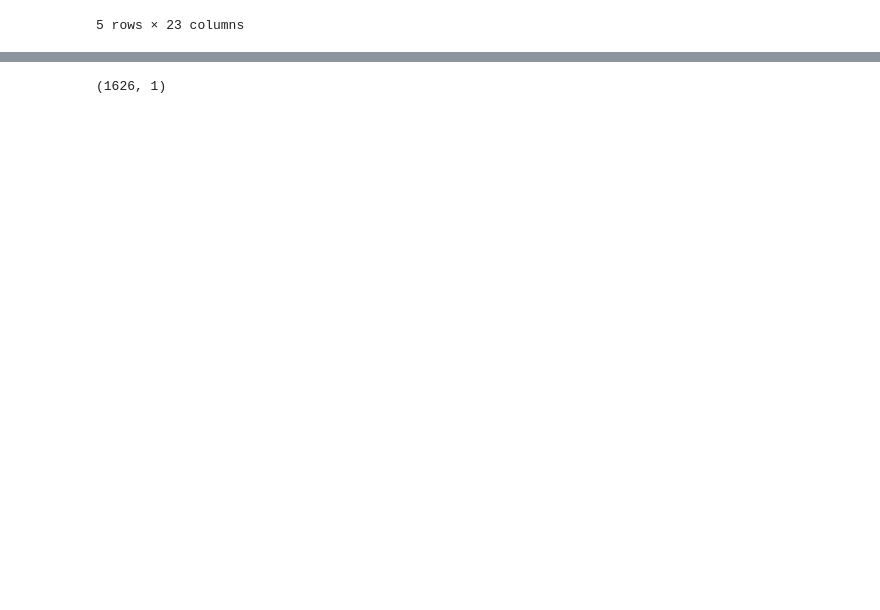
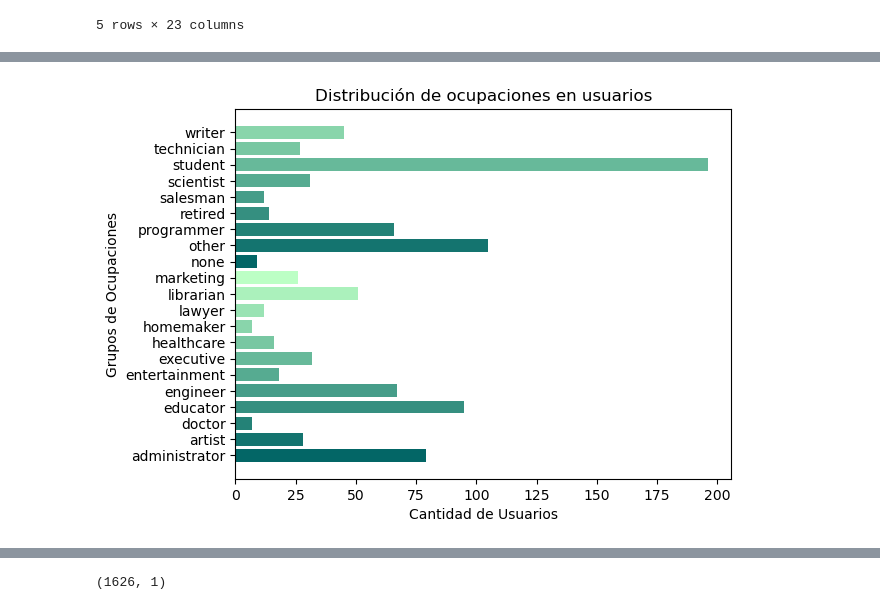
Before and after one commit to MonicaCabanas23/artificial-intelligence-course, a Jupyter notebook: Tareas/second-project/Second_Project.ipynb, the cells around one changed output, grey strips where cells are left out. Saved outputs shown, nothing was run; the diff lists cells and outputs as text; code cells hidden in the pictures; blank space fills up the shorter version.

```diff
--- a/Tareas/second-project/Second_Project.ipynb
+++ b/Tareas/second-project/Second_Project.ipynb
@@ -275,0 +243,14 @@ plt.show()
+# %%
+occupation_labels = list(occupations['data'])
+occupation_values = [users['Occupation'].value_counts().get(label, 0) for label in occupation_labels]
+
+# Gráfico de barras para ocupaciones
+plt.barh(occupation_labels, occupation_values, color=['#036666', '#14746F', '#248277', '#358F80', '#469D89', '#56AB91',
+                                                      '#67B99A', '#78C7A2', '#89D5AB', '#9AE3B4', '#ABF1BC', '#BCFFC5'])
+plt.title('Distribución de ocupaciones en usuarios')
+plt.ylabel('Grupos de Ocupaciones')
+plt.xlabel('Cantidad de Usuarios')
+
+plt.show()
+# %% [output]
+[figure, added]
```
Also changed, not shown: parts of 37 cells of this notebook.
